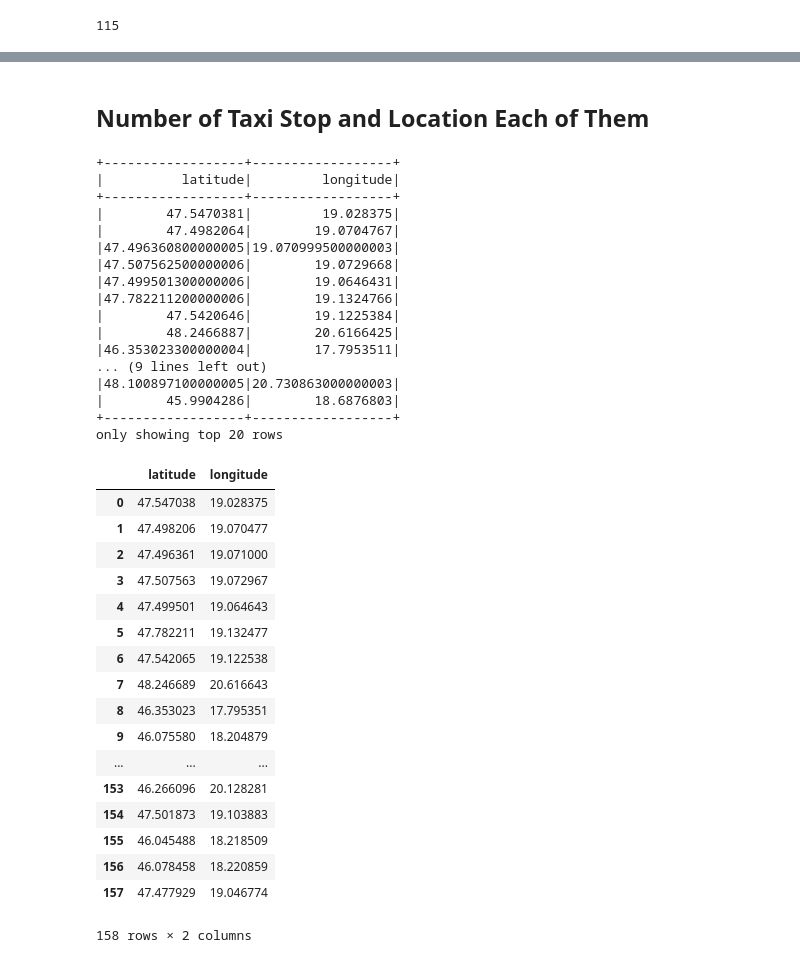
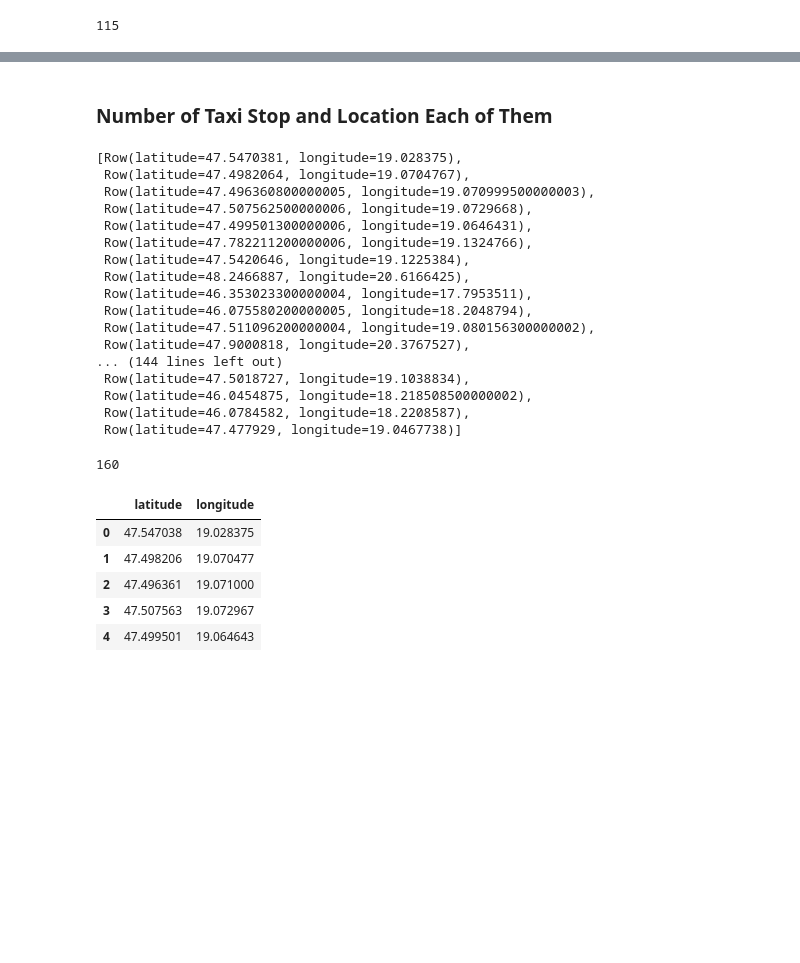
Before and after one commit to bulutenesemre/OsmAnalysis, a Jupyter notebook: notebooks/OsmAnalysis.ipynb, the cells around one changed output, grey strips where cells are left out. Drawn from its saved outputs; the diff is of its cells as text; code cells hidden in the pictures; blank space fills up the shorter version.

Commit message:
Taxi Stations problem fixed, Amenity collection added

```diff
--- a/notebooks/OsmAnalysis.ipynb
+++ b/notebooks/OsmAnalysis.ipynb
@@ -195,51 +215,45 @@ sqlContext.sql("SELECT tags[0].value FROM osmWay WHERE tags[0].key='amenity'").d
 # %% [markdown]
-## Number of Taxi Stop and Location Each of Them
+### Number of Taxi Stop and Location Each of Them
 # %%
-taxiLocation = sqlContext.sql("SELECT latitude,longitude FROM osmNode \
-WHERE tags[0].key='amenity' AND tags[0].value='taxi'").show()
+taxiLocation = sqlContext.sql("SELECT latitude,longitude FROM osmNode") \
+.where((array_contains(osmNode.tags.key, 'amenity') & (array_contains(osmNode.tags.value,'taxi'))))
+
+taxiLocation.collect()
 # %% [output]
-+------------------+------------------+
-|          latitude|         longitude|
-+------------------+------------------+
-|        47.5470381|         19.028375|
-|        47.4982064|        19.0704767|
-|47.496360800000005|19.070999500000003|
-|47.507562500000006|        19.0729668|
-|47.499501300000006|        19.0646431|
-|47.782211200000006|        19.1324766|
-|        47.5420646|        19.1225384|
-|        48.2466887|        20.6166425|
-|46.353023300000004|        17.7953511|
-... (9 lines left out)
-|48.100897100000005|20.730863000000003|
-|        45.9904286|        18.6876803|
-+------------------+------------------+
-only showing top 20 rows
+[Row(latitude=47.5470381, longitude=19.028375),
+ Row(latitude=47.4982064, longitude=19.0704767),
+ Row(latitude=47.496360800000005, longitude=19.070999500000003),
+ Row(latitude=47.507562500000006, longitude=19.0729668),
+ Row(latitude=47.499501300000006, longitude=19.0646431),
+ Row(latitude=47.782211200000006, longitude=19.1324766),
+ Row(latitude=47.5420646, longitude=19.1225384),
+ Row(latitude=48.2466887, longitude=20.6166425),
+ Row(latitude=46.353023300000004, longitude=17.7953511),
+ Row(latitude=46.075580200000005, longitude=18.2048794),
+ Row(latitude=47.511096200000004, longitude=19.080156300000002),
+ Row(latitude=47.9000818, longitude=20.3767527),
+... (144 lines left out)
+ Row(latitude=47.5018727, longitude=19.1038834),
+ Row(latitude=46.0454875, longitude=18.218508500000002),
+ Row(latitude=46.0784582, longitude=18.2208587),
+ Row(latitude=47.477929, longitude=19.0467738)]
+# %%
+taxiLocation.count()
+# %% [output]
+160
 # %%
 taxiLocation = sqlContext.sql("SELECT latitude,longitude FROM osmNode \
 WHERE tags[0].key='amenity' AND tags[0].value='taxi'").toPandas()
 # %%
 taxidf = pd.DataFrame(data=taxiLocation)
-taxidf
+taxidf.head()
 # %% [output]
 |  | latitude | longitude |
 | 0 | 47.547038 | 19.028375 |
 | 1 | 47.498206 | 19.070477 |
 | 2 | 47.496361 | 19.071000 |
 | 3 | 47.507563 | 19.072967 |
 | 4 | 47.499501 | 19.064643 |
-| 5 | 47.782211 | 19.132477 |
-| 6 | 47.542065 | 19.122538 |
-| 7 | 48.246689 | 20.616643 |
-| 8 | 46.353023 | 17.795351 |
-| 9 | 46.075580 | 18.204879 |
-| ... | ... | ... |
-| 153 | 46.266096 | 20.128281 |
-| 154 | 47.501873 | 19.103883 |
-| 155 | 46.045488 | 18.218509 |
-| 156 | 46.078458 | 18.220859 |
-| 157 | 47.477929 | 19.046774 |
-158 rows × 2 columns
 # %%
 taxiMap = folium.Map([taxiLocation.latitude[0], taxiLocation.longitude[0]], zoom_start=7)
 # %%
```
Also changed, not shown: parts of 7 cells of this notebook.
